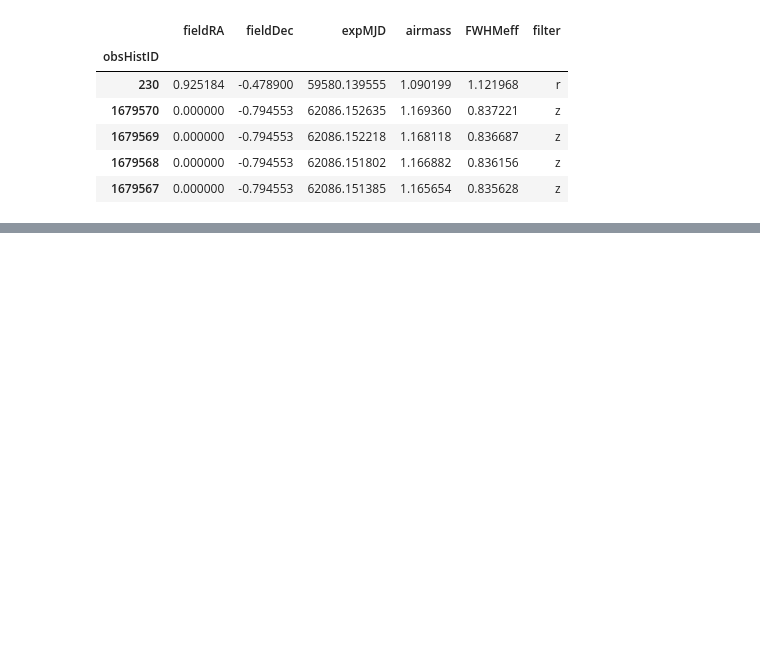
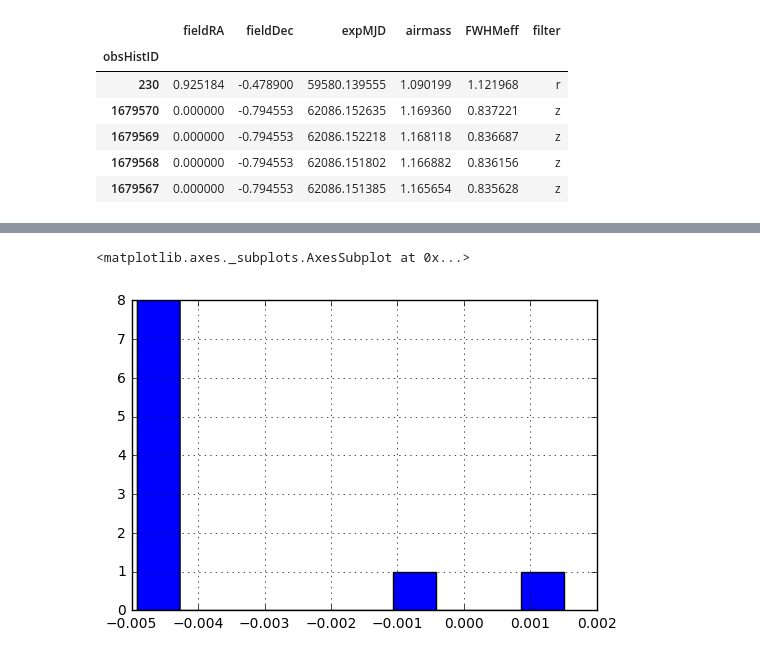
Before and after one commit to rbiswas4/ObsCond, a Jupyter notebook: examples/Demo_SkyBrightness.ipynb, the cells around one changed output, grey strips where cells are left out. Cells and saved outputs as stored; diff of their text form; code cells hidden in the pictures; blank space fills up the shorter version.

```diff
--- a/examples/Demo_SkyBrightness.ipynb
+++ b/examples/Demo_SkyBrightness.ipynb
@@ -49,0 +86,9 @@ skycalc.calculatePointings(pointings)
+# %%
+x = skycalc.calculatePointings(pointings).join(pointings, rsuffix='opsim')
+# %%
+x['airmass_diff'] = x.airmass - x.airmassopsim
+# %%
+x.airmass_diff.hist()
+# %% [output]
+<matplotlib.axes._subplots.AxesSubplot at 0x...>
+[figure, added]
```
Also changed, not shown: parts of 15 cells of this notebook, 2 other files.
